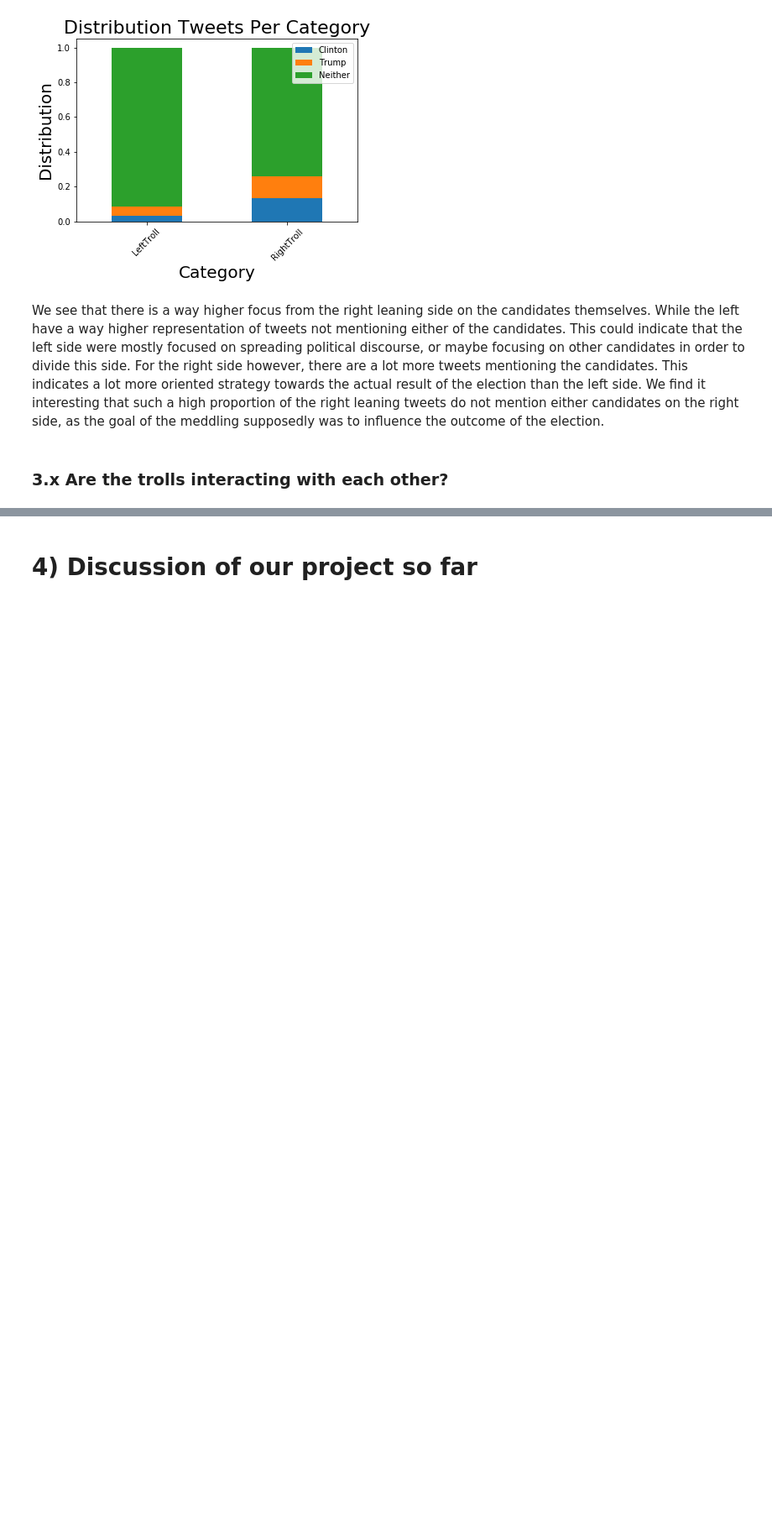
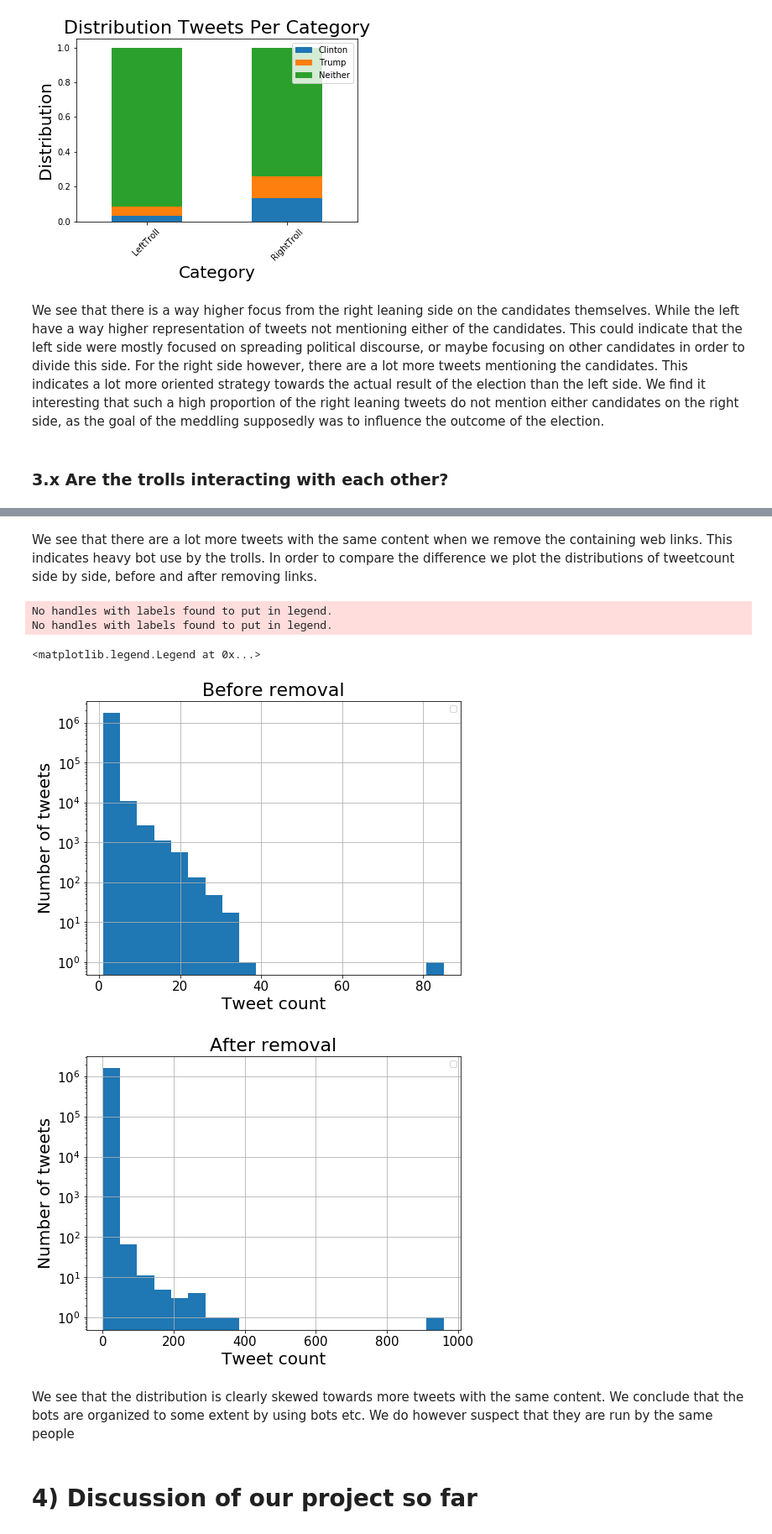
Before and after one commit to haakonms/ADAproject, a Jupyter notebook: Milestone2.ipynb, the cells around one changed output, grey strips where cells are left out. Shown: that part at 84% size. Saved outputs shown, nothing was run; the diff lists cells and outputs as text; code cells hidden in the pictures; blank space fills up the shorter version.

```diff
--- a/Milestone2.ipynb
+++ b/Milestone2.ipynb
@@ -637,0 +706,9 @@ We see that there is a way higher focus from the right leaning side on the candi
+# %%
+#we strip data on https to remove links and only keep start of tweet
+stripped_data = without_same_tweet_author
+stripped_data["content"]=stripped_data["content"].apply(lambda s: str(s).split("https")[0].strip())
+#we sort data by contents of the remaining part of the tweet. We then remove the top entry as this is an empty string.
+stripped_data = stripped_data.groupby(["content"]).size().sort_values(ascending=False).to_frame().iloc[1:]
+stripped_data.columns=["count"]
+#we display the resulting tweets sorted by tweet count
+display(stripped_data.head(10))
@@ -638,3 +728,21 @@ We see that there is a way higher focus from the right leaning side on the candi
+# %% [markdown]
+We see that there are a lot more tweets with the same content when we remove the containing web links. This indicates heavy bot use by the trolls. In order to compare the difference we plot the distributions of tweetcount side by side, before and after removing links.
+# %%
+content_df.hist(bins=20, figsize=(8,6), xlabelsize=15, ylabelsize=15, log =True)
+name_axises("Before removal","Tweet count","Number of tweets")
+plt.legend(loc=1)
+
+stripped_data.hist(bins=20, figsize=(8,6), xlabelsize=15, ylabelsize=15, log =True)
+name_axises("After removal","Tweet count","Number of tweets")
+plt.legend(loc=1)
+# %% [output]
+No handles with labels found to put in legend.
+No handles with labels found to put in legend.
+<matplotlib.legend.Legend at 0x...>
+[figure, added]
+[figure, added]
+# %% [markdown]
+We see that the distribution is clearly skewed towards more tweets with the same content. We conclude that the bots are organized to some extent by using bots etc. We do however suspect that they are run by the same people
 # %% [markdown]
 # 4) Discussion of our project so far
 # %% [markdown]
```
Also changed, not shown: parts of 7 cells of this notebook.
